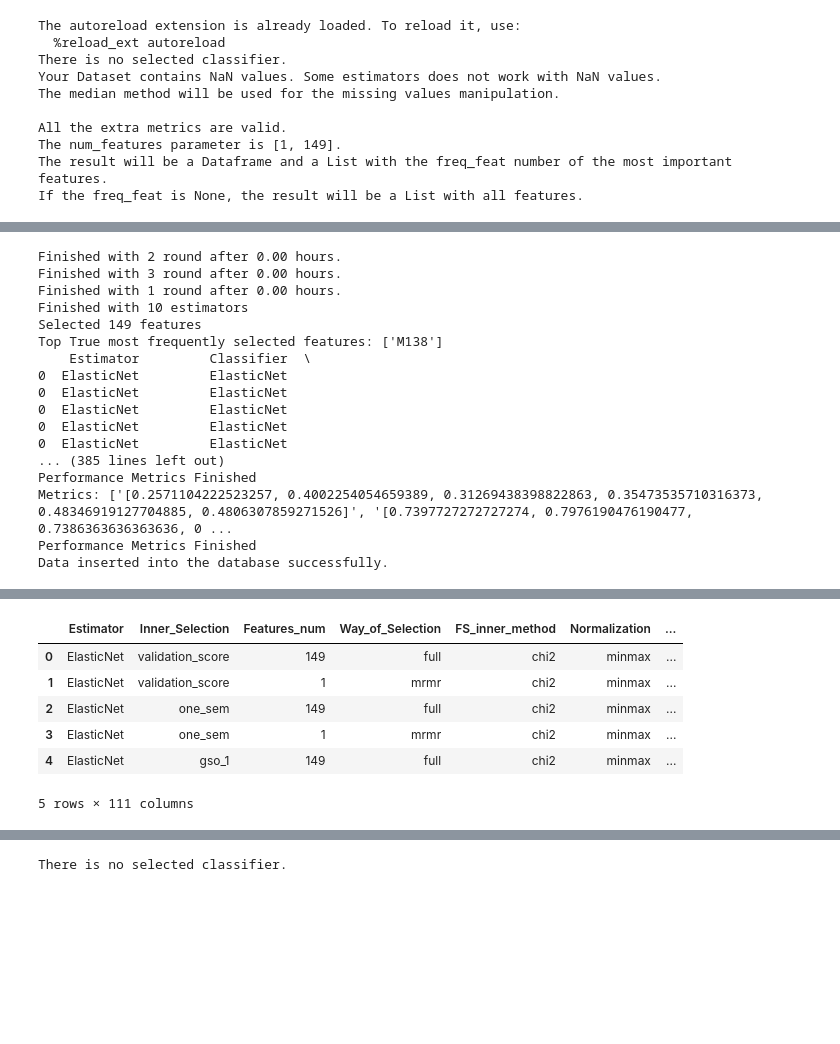
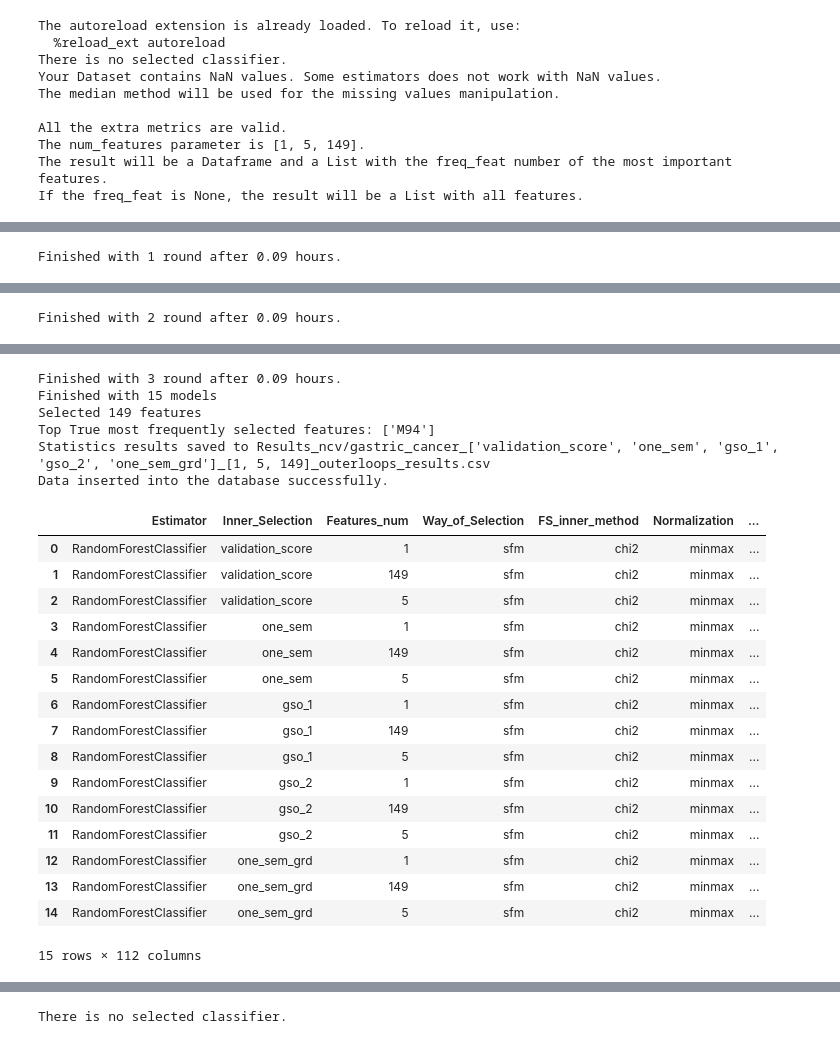
Before and after one commit to costasmexis/AI4META, a Jupyter notebook: test_pipeline.ipynb, the cells around one changed output, grey strips where cells are left out. Drawn from its saved outputs; the diff is of its cells as text; code cells hidden in the pictures; blank space fills up the shorter version.

Commit message:
rncv/rcv integrated, database completed, bugs fixed

```diff
--- a/test_pipeline.ipynb
+++ b/test_pipeline.ipynb
@@ -12,15 +12,11 @@ label = 'Class'
 
 mlpipe = MLPipelines(label=label, csv_dir=csv_dir)
 
-df = mlpipe.nested_cv(rounds=3,n_trials_ncv=20,outer_splits=2,inner_splits=2,parallel='freely_parallel',num_features=[1,mlpipe.X.shape[1]], frfs=True, search_on=['ElasticNet'], name_add='manolakos_test', info_to_db=True)
-# csv_dir = 'data/chronic_fatigue.csv'
-# label = 'Class'
-# csv_dir = 'data/lung_cancer.csv'
-# label = 'Class'
-# csv_dir = 'data/epic_ce_ms.csv'
-# label = 'group'
-# csv_dir = 'data/nhs_healthy.csv'
-# label = 'label'
+# for class_blnc in ['auto','smote_enn','smote','tomek','borderline_smote']:
+#     print(class_blnc)
+    # mlpipe.nested_cv(class_balance=class_blnc, rounds=3,n_trials_ncv=20,outer_splits=5,inner_splits=5,parallel='freely_parallel',num_features=[1,5,mlpipe.X.shape[1]], frfs=True, search_on=['ElasticNet','LinearDiscriminantAnalysis'], info_to_db=True)
+mlpipe.nested_cv( rounds=3,n_trials_ncv=20,outer_splits=5,inner_splits=5,parallel='freely_parallel',num_features=[1,5,mlpipe.X.shape[1]], frfs=True, sfm=True, search_on=['RandomForestClassifier'], info_to_db=True)
+# mlpipe.rcv_accel(rounds=3,splits=5,num_features=[1,5,mlpipe.X.shape[1]], frfs=True, sfm=True, search_on=['RandomForestClassifier','ElasticNet'], info_to_db=True)
 # %% [output]
 The autoreload extension is already loaded. To reload it, use:
   %reload_ext autoreload
@@ -29,6 +25,6 @@ Your Dataset contains NaN values. Some estimators does not work with NaN values.
 The median method will be used for the missing values manipulation.
 
 All the extra metrics are valid.
-The num_features parameter is [1, 149].
+The num_features parameter is [1, 5, 149].
 The result will be a Dataframe and a List with the freq_feat number of the most important features.
 If the freq_feat is None, the result will be a List with all features.
@@ -44,17 +45 @@ Outer fold of 1 round:100% |█████████████| Elapsed Tim
-Finished with 2 round after 0.00 hours.
-Finished with 3 round after 0.00 hours.
-Finished with 1 round after 0.00 hours.
-Finished with 10 estimators
-Selected 149 features
-Top True most frequently selected features: ['M138']
-    Estimator         Classifier  \
-0  ElasticNet         ElasticNet
-0  ElasticNet         ElasticNet
-0  ElasticNet         ElasticNet
-0  ElasticNet         ElasticNet
-0  ElasticNet         ElasticNet
-... (385 lines left out)
-Performance Metrics Finished
-Metrics: ['[0.2571104222523257, 0.4002254054659389, 0.31269438398822863, 0.35473535710316373, 0.48346919127704885, 0.4806307859271526]', '[0.7397727272727274, 0.7976190476190477, 0.7386363636363636, 0 ...
-Performance Metrics Finished
-Data inserted into the database successfully.
+Finished with 1 round after 0.09 hours.
@@ -60,0 +49 @@ Data inserted into the database successfully.
+Finished with 2 round after 0.09 hours.
@@ -61,12 +51,23 @@ Data inserted into the database successfully.
+Finished with 3 round after 0.09 hours.
+Finished with 15 models
+Selected 149 features
+Top True most frequently selected features: ['M94']
+Statistics results saved to Results_ncv/gastric_cancer_['validation_score', 'one_sem', 'gso_1', 'gso_2', 'one_sem_grd']_[1, 5, 149]_outerloops_results.csv
+Data inserted into the database successfully.
+|  | Estimator | Inner_Selection | Features_num | Way_of_Selection | FS_inner_method | Normalization | ... |
+| 0 | RandomForestClassifier | validation_score | 1 | sfm | chi2 | minmax | ... |
+| 1 | RandomForestClassifier | validation_score | 149 | sfm | chi2 | minmax | ... |
+| 2 | RandomForestClassifier | validation_score | 5 | sfm | chi2 | minmax | ... |
+| 3 | RandomForestClassifier | one_sem | 1 | sfm | chi2 | minmax | ... |
+| 4 | RandomForestClassifier | one_sem | 149 | sfm | chi2 | minmax | ... |
+| 5 | RandomForestClassifier | one_sem | 5 | sfm | chi2 | minmax | ... |
+| 6 | RandomForestClassifier | gso_1 | 1 | sfm | chi2 | minmax | ... |
+| 7 | RandomForestClassifier | gso_1 | 149 | sfm | chi2 | minmax | ... |
+| 8 | RandomForestClassifier | gso_1 | 5 | sfm | chi2 | minmax | ... |
+| 9 | RandomForestClassifier | gso_2 | 1 | sfm | chi2 | minmax | ... |
+| 10 | RandomForestClassifier | gso_2 | 149 | sfm | chi2 | minmax | ... |
+| 11 | RandomForestClassifier | gso_2 | 5 | sfm | chi2 | minmax | ... |
+| 12 | RandomForestClassifier | one_sem_grd | 1 | sfm | chi2 | minmax | ... |
+| 13 | RandomForestClassifier | one_sem_grd | 149 | sfm | chi2 | minmax | ... |
+| 14 | RandomForestClassifier | one_sem_grd | 5 | sfm | chi2 | minmax | ... |
+15 rows × 112 columns
-# %%
-# for col in df.columns:
-    # print(col)
-df.head()
-# %% [output]
-|  | Estimator | Inner_Selection | Features_num | Way_of_Selection | FS_inner_method | Normalization | ... |
-| 0 | ElasticNet | validation_score | 149 | full | chi2 | minmax | ... |
-| 1 | ElasticNet | validation_score | 1 | mrmr | chi2 | minmax | ... |
-| 2 | ElasticNet | one_sem | 149 | full | chi2 | minmax | ... |
-| 3 | ElasticNet | one_sem | 1 | mrmr | chi2 | minmax | ... |
-| 4 | ElasticNet | gso_1 | 149 | full | chi2 | minmax | ... |
-5 rows × 111 columns
```
Also changed, not shown: parts of 2 cells of this notebook, 3 other files.
